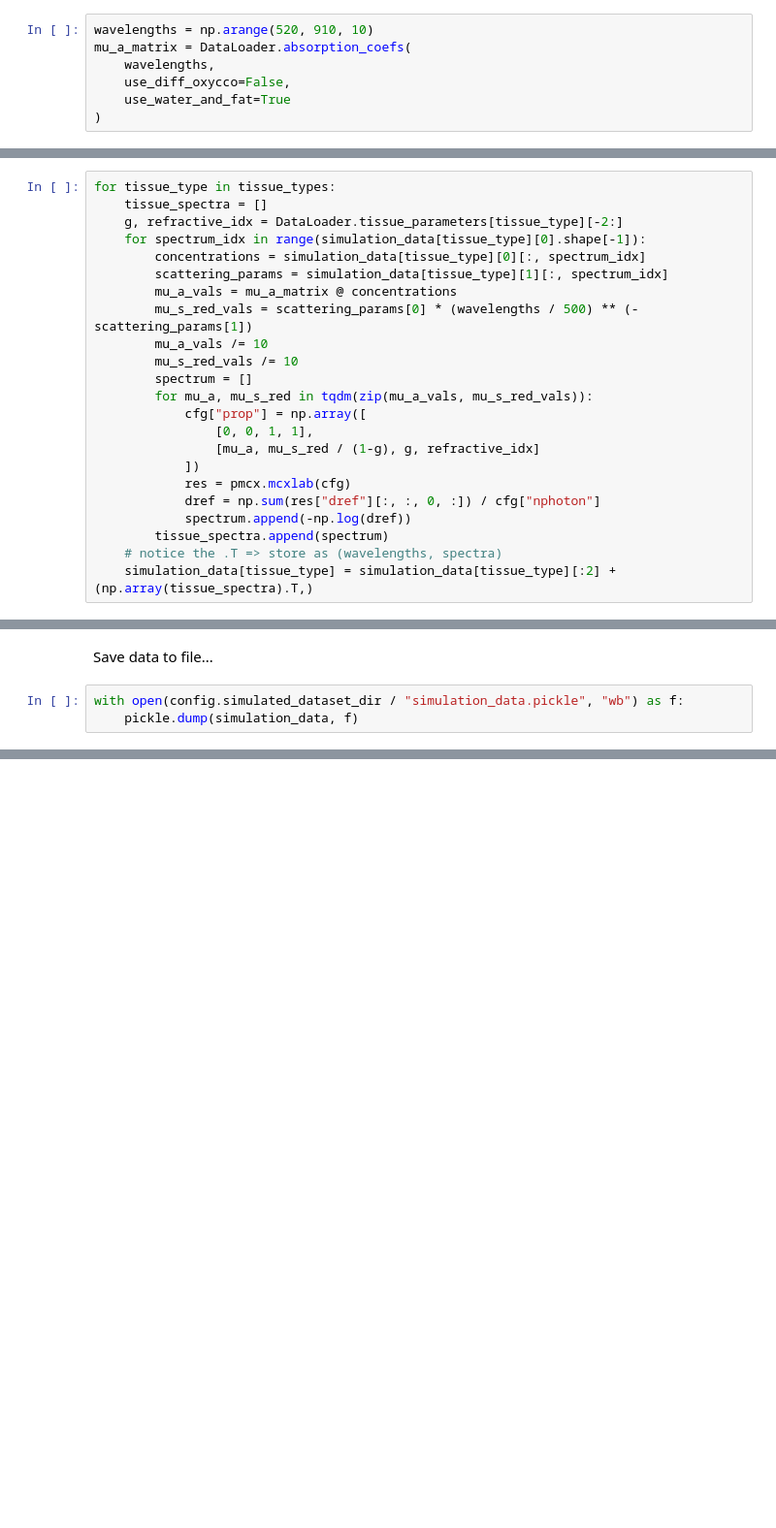
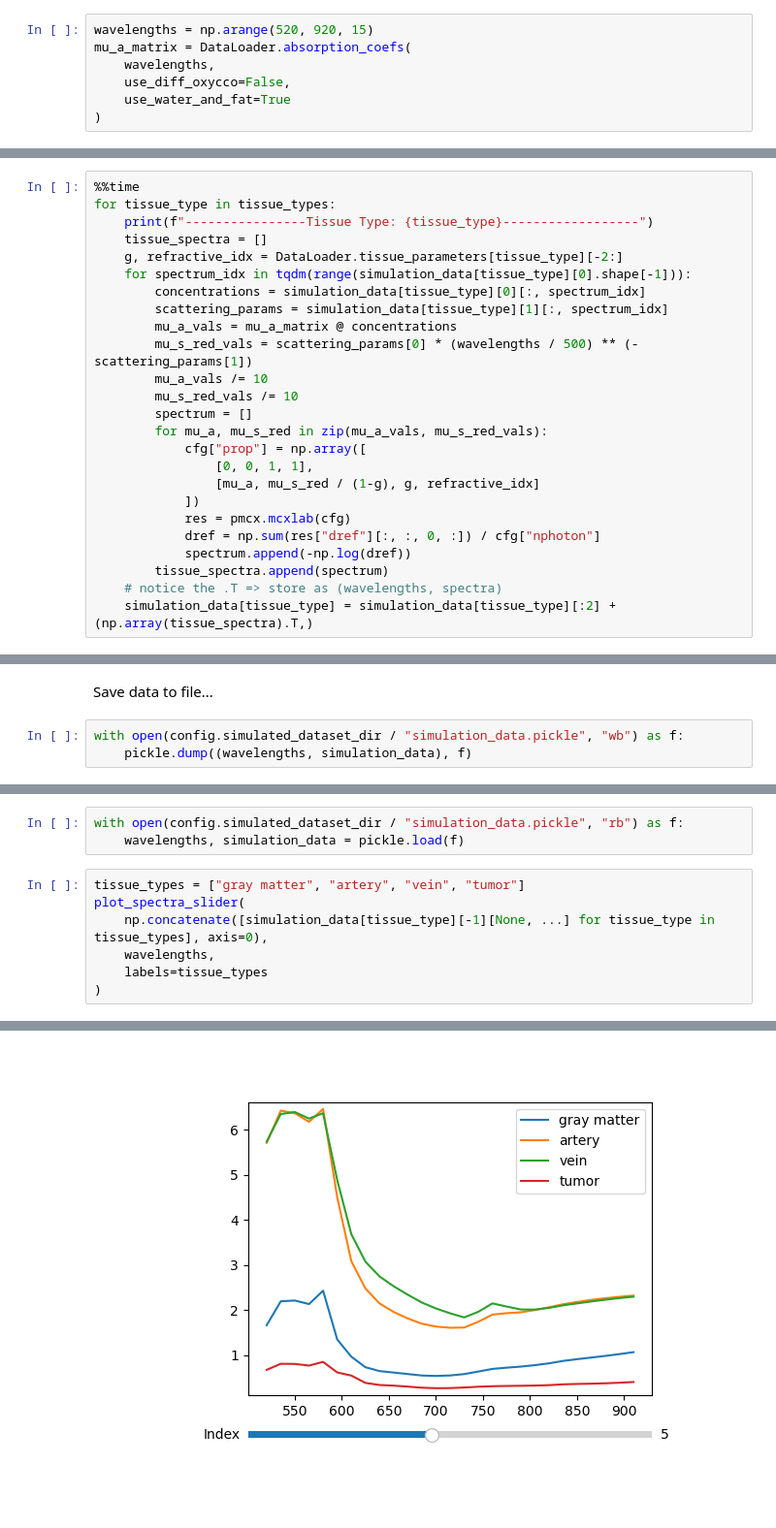
Before and after one commit to leonngl/hyperspectral-fit-idp, a Jupyter notebook: notebooks/generate_simulated_spectra.ipynb, the cells around one changed output, grey strips where cells are left out. Shown at 97% size. Saved outputs shown, nothing was run; the diff lists cells and outputs as text; blank space fills up the shorter version.

Commit message:
notebook updates for simulated spectra

```diff
--- a/notebooks/generate_simulated_spectra.ipynb
+++ b/notebooks/generate_simulated_spectra.ipynb
@@ -135,7 +183,7 @@ cfg = {
 # necessary to accumulate weights
 cfg["vol"][:, :, 0] = 0
 # %%
-wavelengths = np.arange(520, 910, 10)
+wavelengths = np.arange(520, 920, 15)
 mu_a_matrix = DataLoader.absorption_coefs(
     wavelengths,
     use_diff_oxycco=False,
@@ -144,8 +199,10 @@ mu_a_matrix = DataLoader.absorption_coefs(
 # %%
+%%time
 for tissue_type in tissue_types:
+    print(f"----------------Tissue Type: {tissue_type}------------------")
     tissue_spectra = []
     g, refractive_idx = DataLoader.tissue_parameters[tissue_type][-2:]
-    for spectrum_idx in range(simulation_data[tissue_type][0].shape[-1]):
+    for spectrum_idx in tqdm(range(simulation_data[tissue_type][0].shape[-1])):
         concentrations = simulation_data[tissue_type][0][:, spectrum_idx]
         scattering_params = simulation_data[tissue_type][1][:, spectrum_idx]
         mu_a_vals = mu_a_matrix @ concentrations
@@ -153,7 +210,7 @@ for tissue_type in tissue_types:
         mu_a_vals /= 10
         mu_s_red_vals /= 10
         spectrum = []
-        for mu_a, mu_s_red in tqdm(zip(mu_a_vals, mu_s_red_vals)):
+        for mu_a, mu_s_red in zip(mu_a_vals, mu_s_red_vals):
             cfg["prop"] = np.array([
                 [0, 0, 1, 1],
                 [mu_a, mu_s_red / (1-g), g, refractive_idx]
@@ -168,4 +295,4 @@ for tissue_type in tissue_types:
 Save data to file...
 # %%
 with open(config.simulated_dataset_dir / "simulation_data.pickle", "wb") as f:
-    pickle.dump(simulation_data, f)
+    pickle.dump((wavelengths, simulation_data), f)
@@ -173,0 +299,11 @@ plot_spectra_slider(simulation_data["gray_matter"][-1], wavelengths)
+# %%
+with open(config.simulated_dataset_dir / "simulation_data.pickle", "rb") as f:
+    wavelengths, simulation_data = pickle.load(f)
+# %%
+tissue_types = ["gray matter", "artery", "vein", "tumor"]
+plot_spectra_slider(
+    np.concatenate([simulation_data[tissue_type][-1][None, ...] for tissue_type in tissue_types], axis=0),
+    wavelengths,
+    labels=tissue_types
+)
+# %% [output]
@@ -173,0 +311 @@ plot_spectra_slider(simulation_data["gray_matter"][-1], wavelengths)
+[figure, added]
```
Also changed, not shown: parts of 13 cells of this notebook.
